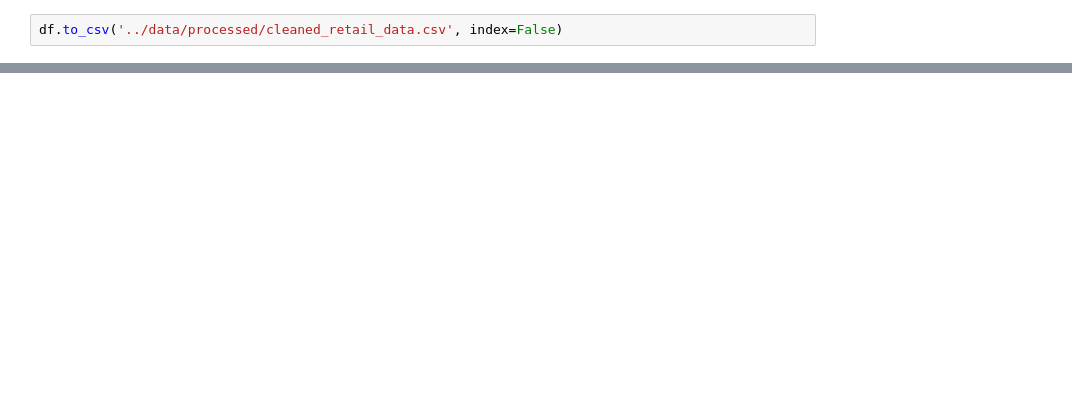
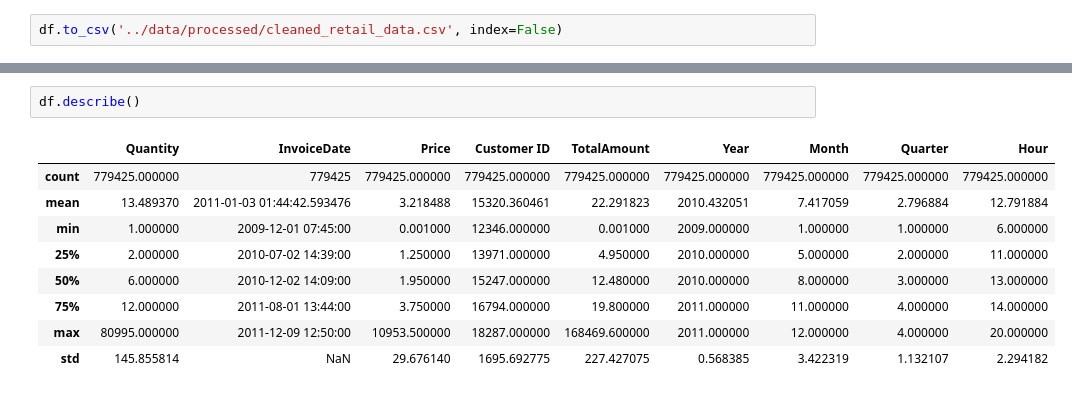
Before and after one commit to Jiten28/NeuralRetail-AI-Sales-Analytics, a Jupyter notebook: notebooks/data_cleaning_and_eda.ipynb, the cells around one changed output, grey strips where cells are left out. Saved outputs shown, nothing was run; the diff lists cells and outputs as text; blank space fills up the shorter version.

```diff
--- a/notebooks/data_cleaning_and_eda.ipynb
+++ b/notebooks/data_cleaning_and_eda.ipynb
@@ -144,0 +169,12 @@ df.to_csv('../data/processed/cleaned_retail_data.csv', index=False)
+# %%
+df.describe()
+# %% [output]
+|  | Quantity | InvoiceDate | Price | Customer ID | TotalAmount | Year | Month | Quarter | Hour |
+| count | 779425.000000 | 779425 | 779425.000000 | 779425.000000 | 779425.000000 | 779425.000000 | 779425.000000 | 779425.000000 | 779425.000000 |
+| mean | 13.489370 | 2011-01-03 01:44:42.593476 | 3.218488 | 15320.360461 | 22.291823 | 2010.432051 | 7.417059 | 2.796884 | 12.791884 |
+| min | 1.000000 | 2009-12-01 07:45:00 | 0.001000 | 12346.000000 | 0.001000 | 2009.000000 | 1.000000 | 1.000000 | 6.000000 |
+| 25% | 2.000000 | 2010-07-02 14:39:00 | 1.250000 | 13971.000000 | 4.950000 | 2010.000000 | 5.000000 | 2.000000 | 11.000000 |
+| 50% | 6.000000 | 2010-12-02 14:09:00 | 1.950000 | 15247.000000 | 12.480000 | 2010.000000 | 8.000000 | 3.000000 | 13.000000 |
+| 75% | 12.000000 | 2011-08-01 13:44:00 | 3.750000 | 16794.000000 | 19.800000 | 2011.000000 | 11.000000 | 4.000000 | 14.000000 |
+| max | 80995.000000 | 2011-12-09 12:50:00 | 10953.500000 | 18287.000000 | 168469.600000 | 2011.000000 | 12.000000 | 4.000000 | 20.000000 |
+| std | 145.855814 | NaN | 29.676140 | 1695.692775 | 227.427075 | 0.568385 | 3.422319 | 1.132107 | 2.294182 |
```
Also changed, not shown: parts of 2 cells of this notebook.
